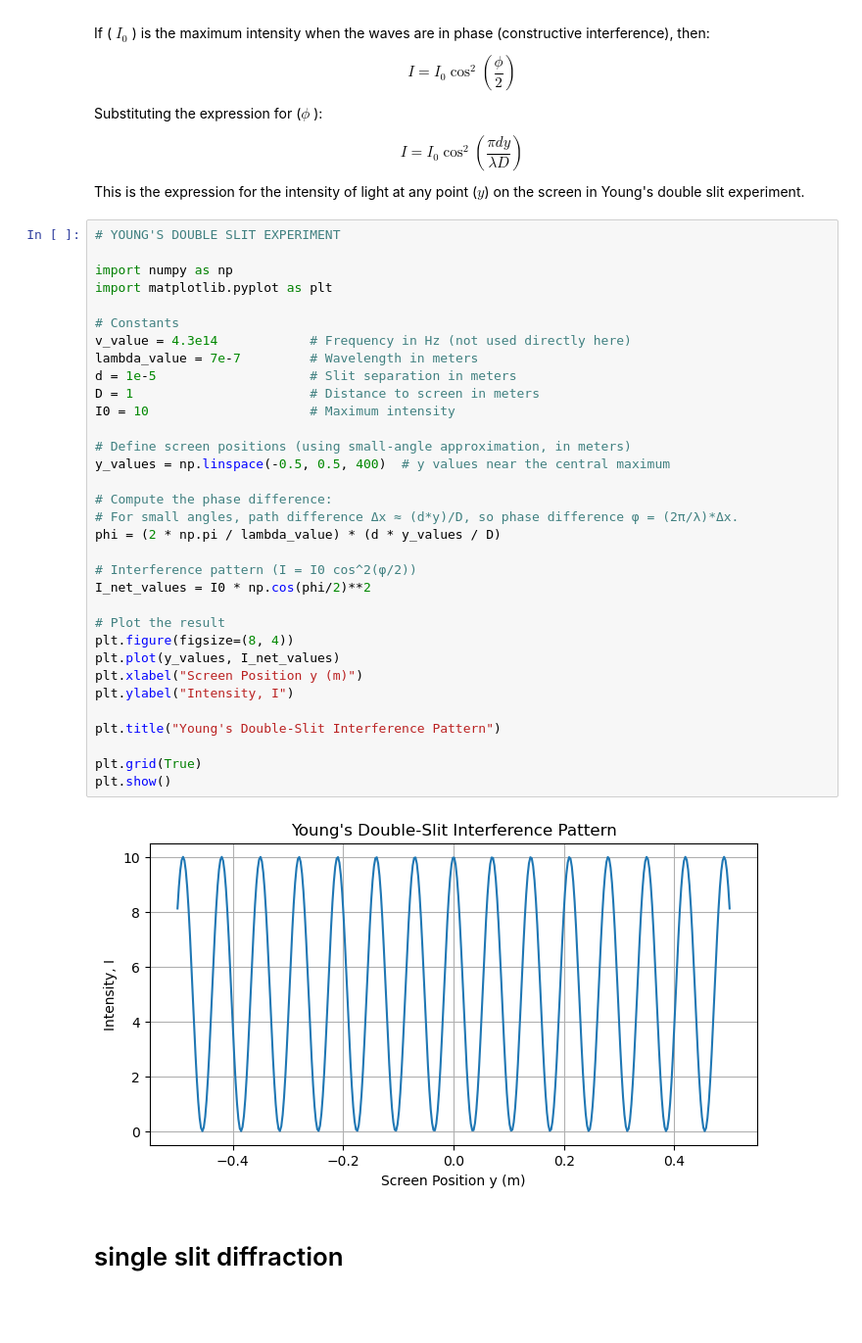
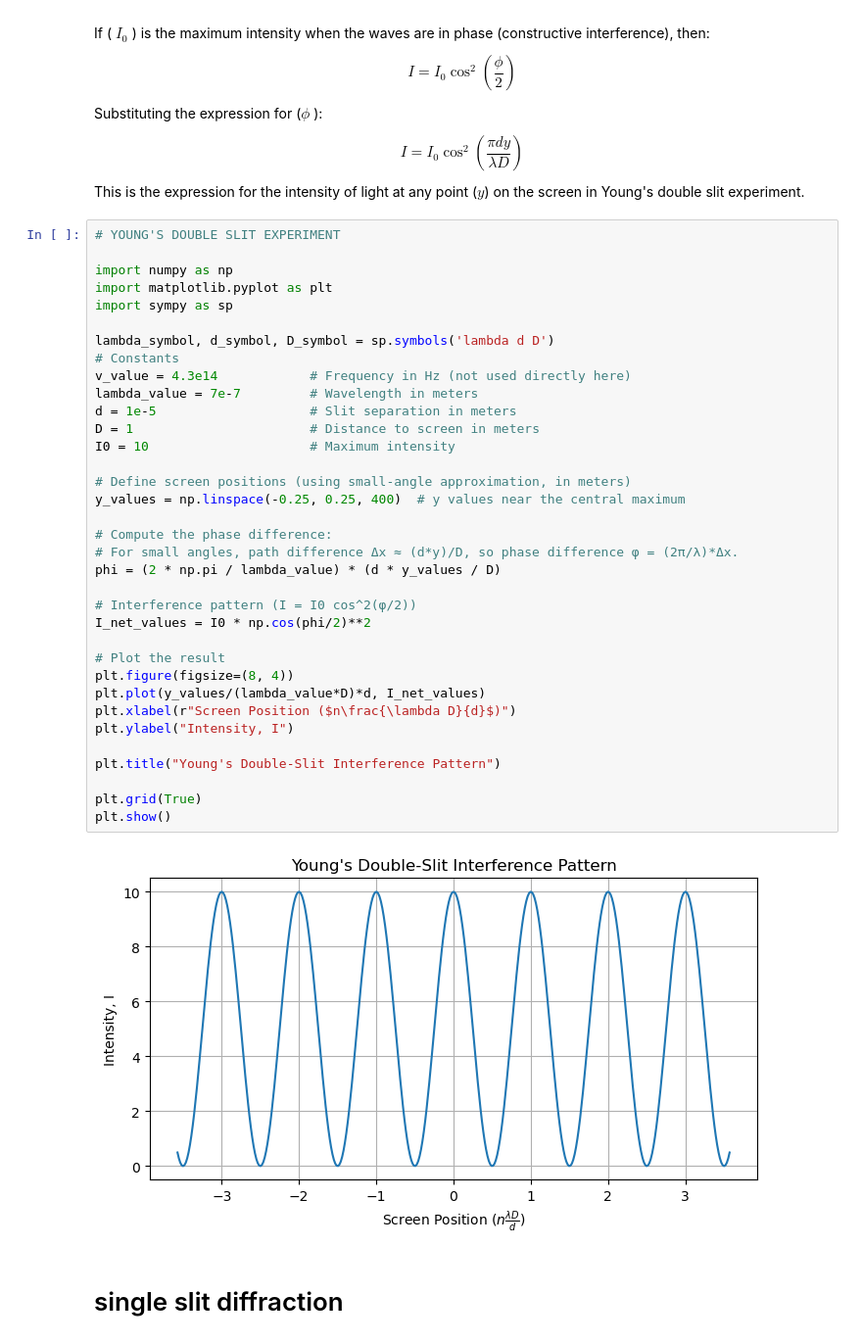
Before and after one commit to BakulTakthar/physical-optics, a Jupyter notebook: main.ipynb, the cells around one changed output. Shown at 98% size. Saved outputs shown, nothing was run; the diff lists cells and outputs as text; blank space fills up the shorter version.

Commit message:
fixed YDSE graph

```diff
--- a/main.ipynb
+++ b/main.ipynb
@@ -62,37 +62,39 @@ This is the expression for the intensity of light at any point \($ y $\) on the
 # YOUNG'S DOUBLE SLIT EXPERIMENT
 
 import numpy as np
 import matplotlib.pyplot as plt
+import sympy as sp
 
+lambda_symbol, d_symbol, D_symbol = sp.symbols('lambda d D')
 # Constants
 v_value = 4.3e14            # Frequency in Hz (not used directly here)
 lambda_value = 7e-7         # Wavelength in meters
 d = 1e-5                    # Slit separation in meters
 D = 1                       # Distance to screen in meters
 I0 = 10                     # Maximum intensity
 
 # Define screen positions (using small-angle approximation, in meters)
-y_values = np.linspace(-0.5, 0.5, 400)  # y values near the central maximum
+y_values = np.linspace(-0.25, 0.25, 400)  # y values near the central maximum
 
 # Compute the phase difference:
 # For small angles, path difference Δx ≈ (d*y)/D, so phase difference φ = (2π/λ)*Δx.
 phi = (2 * np.pi / lambda_value) * (d * y_values / D)
 
 # Interference pattern (I = I0 cos^2(φ/2))
 I_net_values = I0 * np.cos(phi/2)**2
 
 # Plot the result
 plt.figure(figsize=(8, 4))
-plt.plot(y_values, I_net_values)
-plt.xlabel("Screen Position y (m)")
+plt.plot(y_values/(lambda_value*D)*d, I_net_values)
+plt.xlabel(r"Screen Position ($n\frac{\lambda D}{d}$)")
 plt.ylabel("Intensity, I")
 
 plt.title("Young's Double-Slit Interference Pattern")
 
 plt.grid(True)
 plt.show()
 # %% [output]
-[figure, old version]
+[figure, new version]
 # %% [markdown]
 # single slit diffraction
 # %%
```
Also changed, not shown: parts of 2 cells of this notebook, 16 other files.
